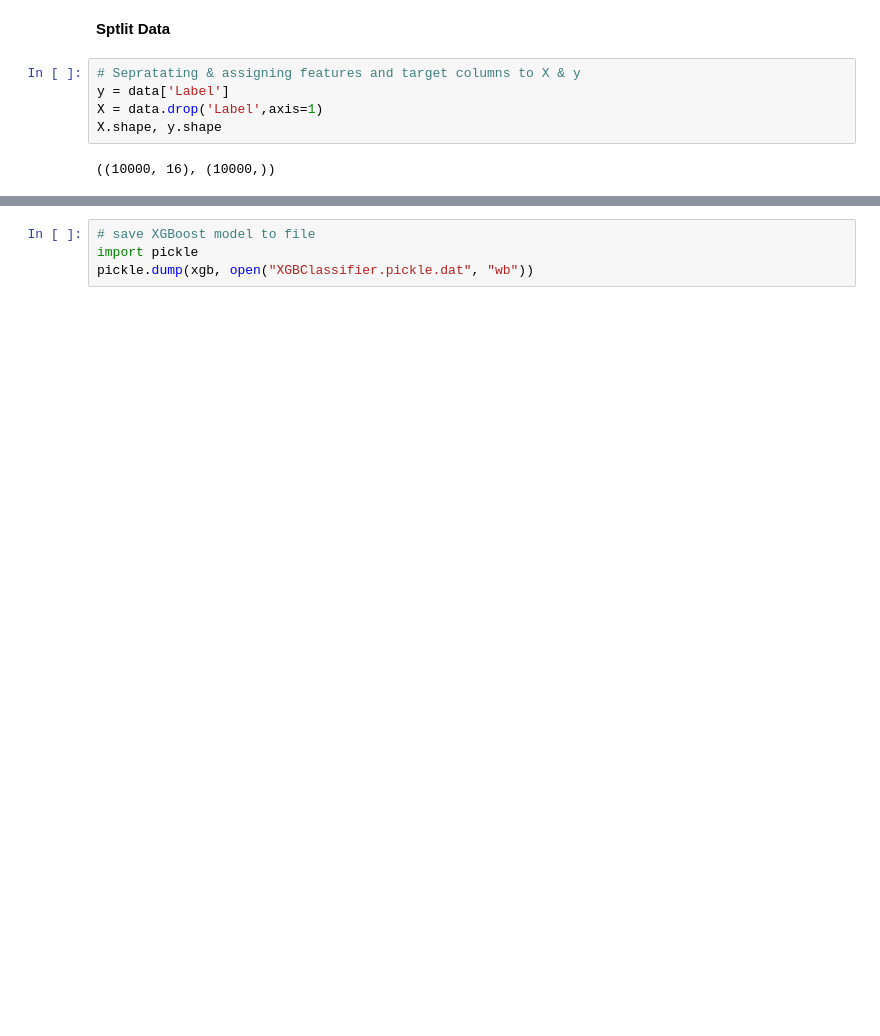
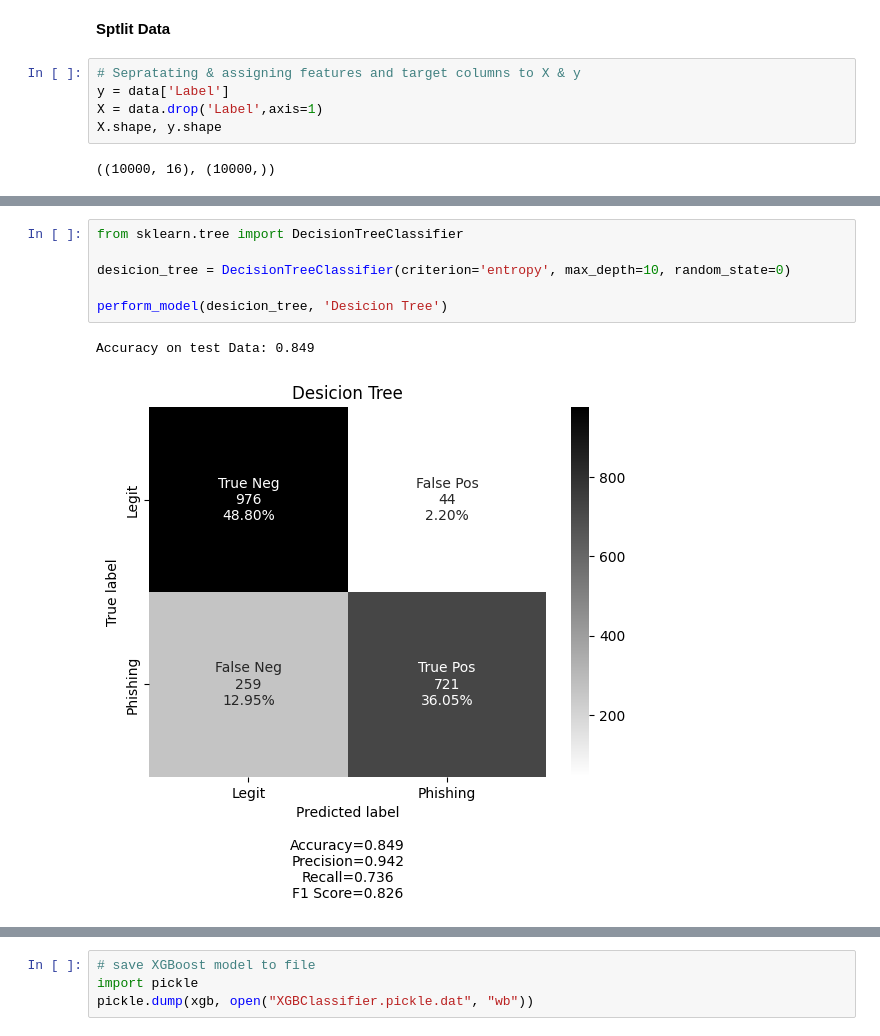
Before and after one commit to recepkucukekiz/phishing-website-detection, a Jupyter notebook: theta/ipynb/train.ipynb, the cells around one changed output, grey strips where cells are left out. Saved outputs shown, nothing was run; the diff lists cells and outputs as text; blank space fills up the shorter version.

```diff
--- a/theta/ipynb/train.ipynb
+++ b/theta/ipynb/train.ipynb
@@ -173,0 +170,9 @@ XGBoost : Accuracy on test Data: 0.853
+# %%
+from sklearn.tree import DecisionTreeClassifier
+
+desicion_tree = DecisionTreeClassifier(criterion='entropy', max_depth=10, random_state=0)
+
+perform_model(desicion_tree, 'Desicion Tree')
+# %% [output]
+Accuracy on test Data: 0.849
+[figure, added]
```
Also changed, not shown: parts of 19 cells of this notebook, 2 other files.
